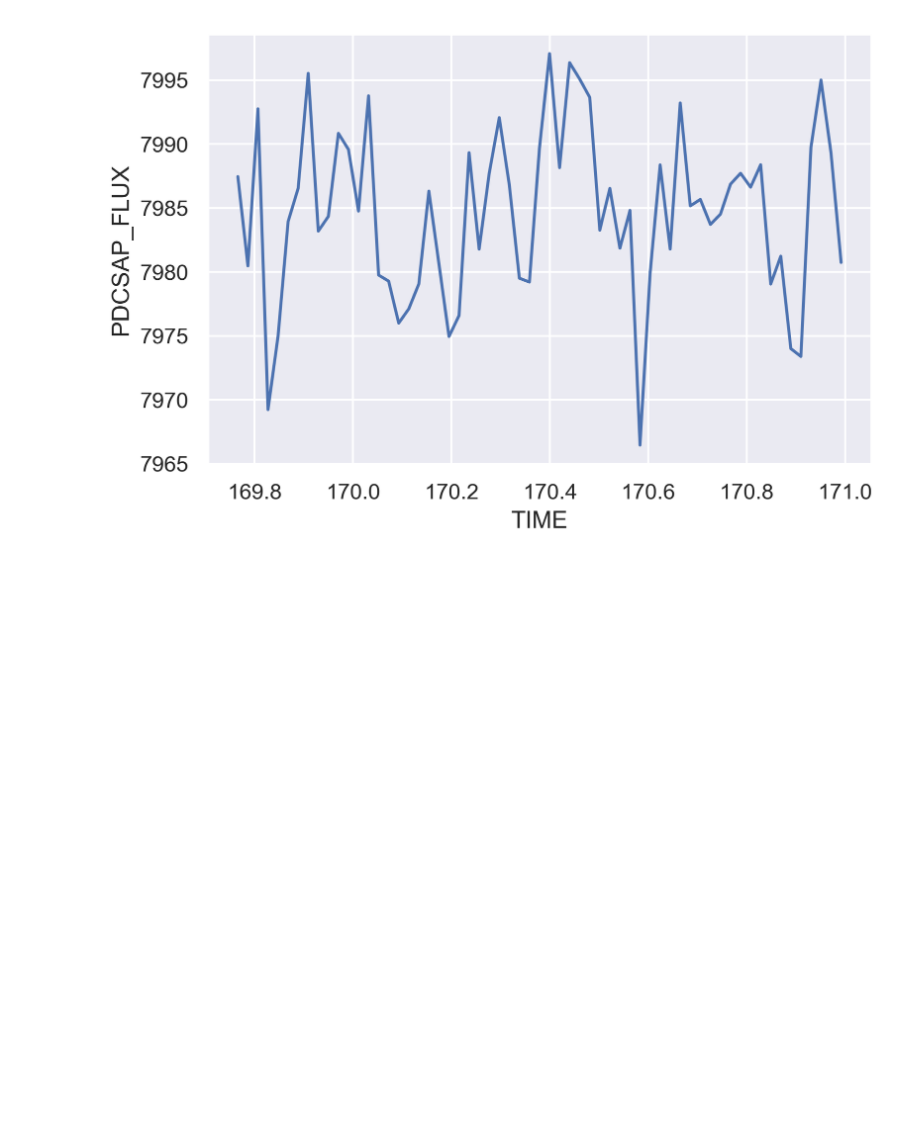
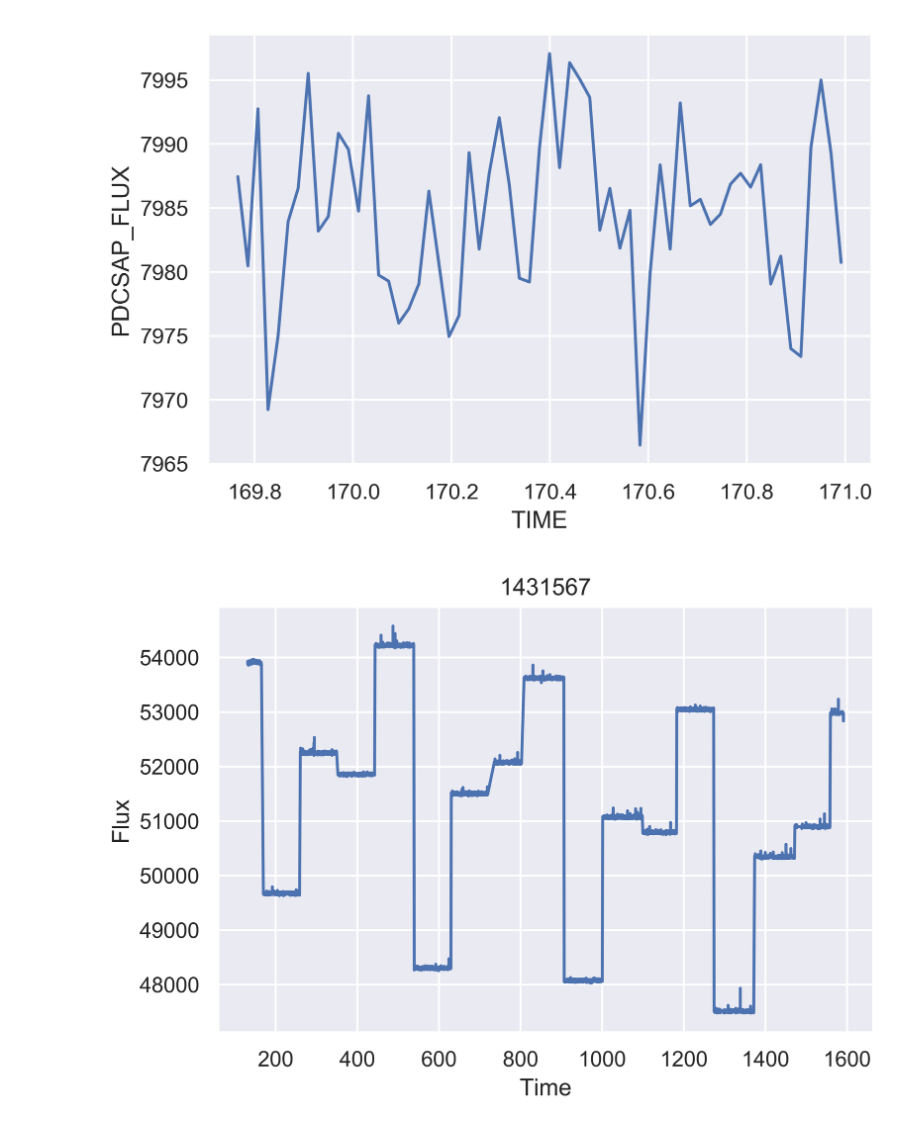
Before and after one commit to mtctr/kepler, a Jupyter notebook: time-series-analysis.ipynb, the cells around one changed output. Saved outputs shown, nothing was run; the diff lists cells and outputs as text; code cells hidden in the pictures; blank space fills up the shorter version.

Commit message:
plots

```diff
--- a/time-series-analysis.ipynb
+++ b/time-series-analysis.ipynb
@@ -68,3 +68,21 @@ sns.lineplot(df_reduced.TIME,df_reduced.PDCSAP_FLUX)
 # %% [output]
 <matplotlib.axes._subplots.AxesSubplot at 0x...>
 [figure]
+# %%
+df_data1431567 = ascii.read("datasets/time-curves/1431567/kplr001431567-2009166043257_llc_lc.tbl").to_pandas()
+# %%
+for filename in os.listdir('datasets/time-curves/1431567/'):
+    if(filename.endswith('.tbl') and not filename.endswith('2009166043257_llc_lc.tbl')):
+        data = ascii.read('datasets/time-curves/1431567/' + filename).to_pandas()
+        df_data1431567 = df_data1431567.append(data)
+# %%
+df_time_flux1431567 = df_data1431567[['TIME','PDCSAP_FLUX']].dropna()
+# %%
+plt.figure(1,dpi=1000)
+sns.lineplot(df_time_flux1431567['TIME'],df_time_flux1431567['PDCSAP_FLUX'])
+plt.xlabel('Time')
+plt.ylabel('Flux')
+plt.title("1431567")
+plt.show()
+# %% [output]
+[figure, added]
```
Also changed, not shown: parts of 6 cells of this notebook.
